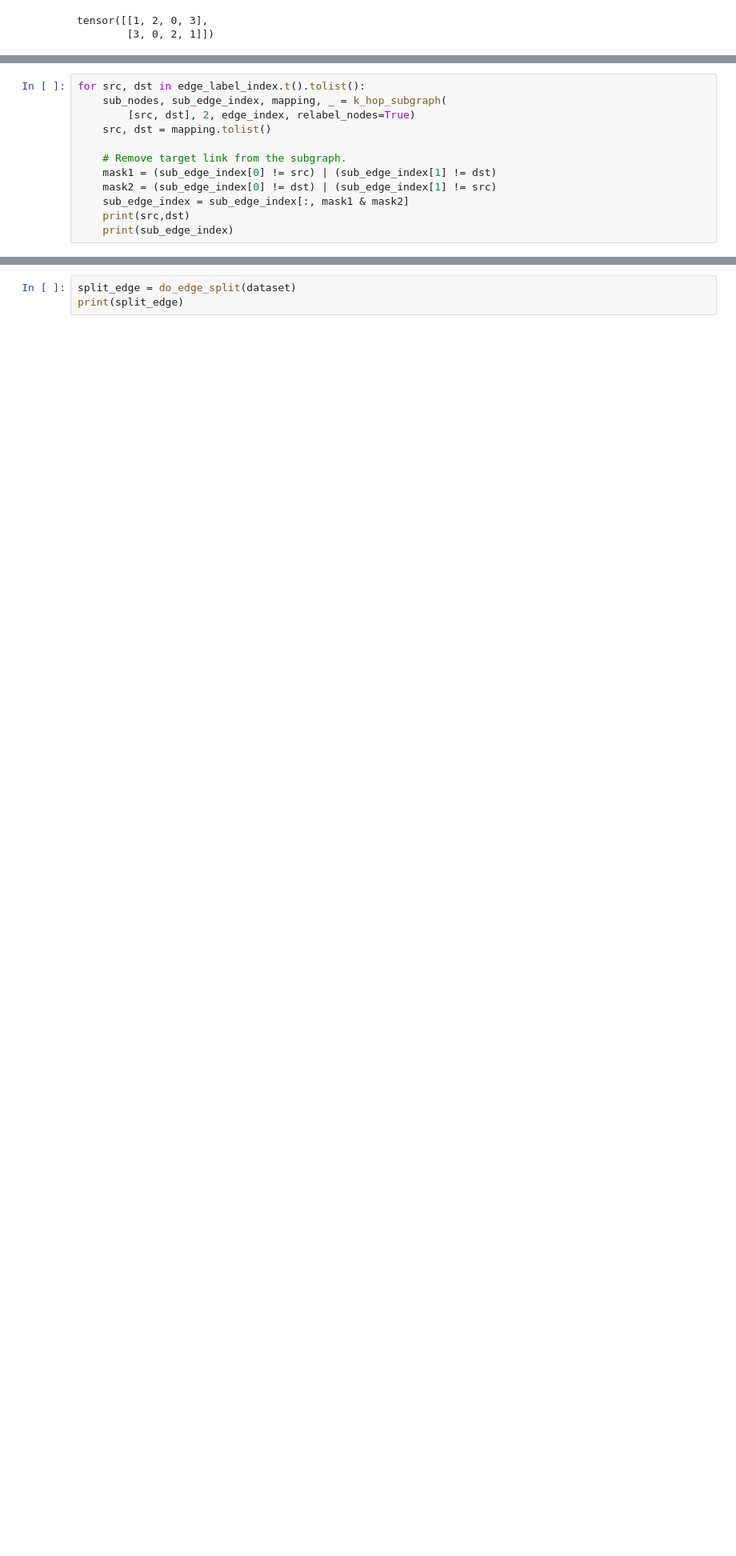
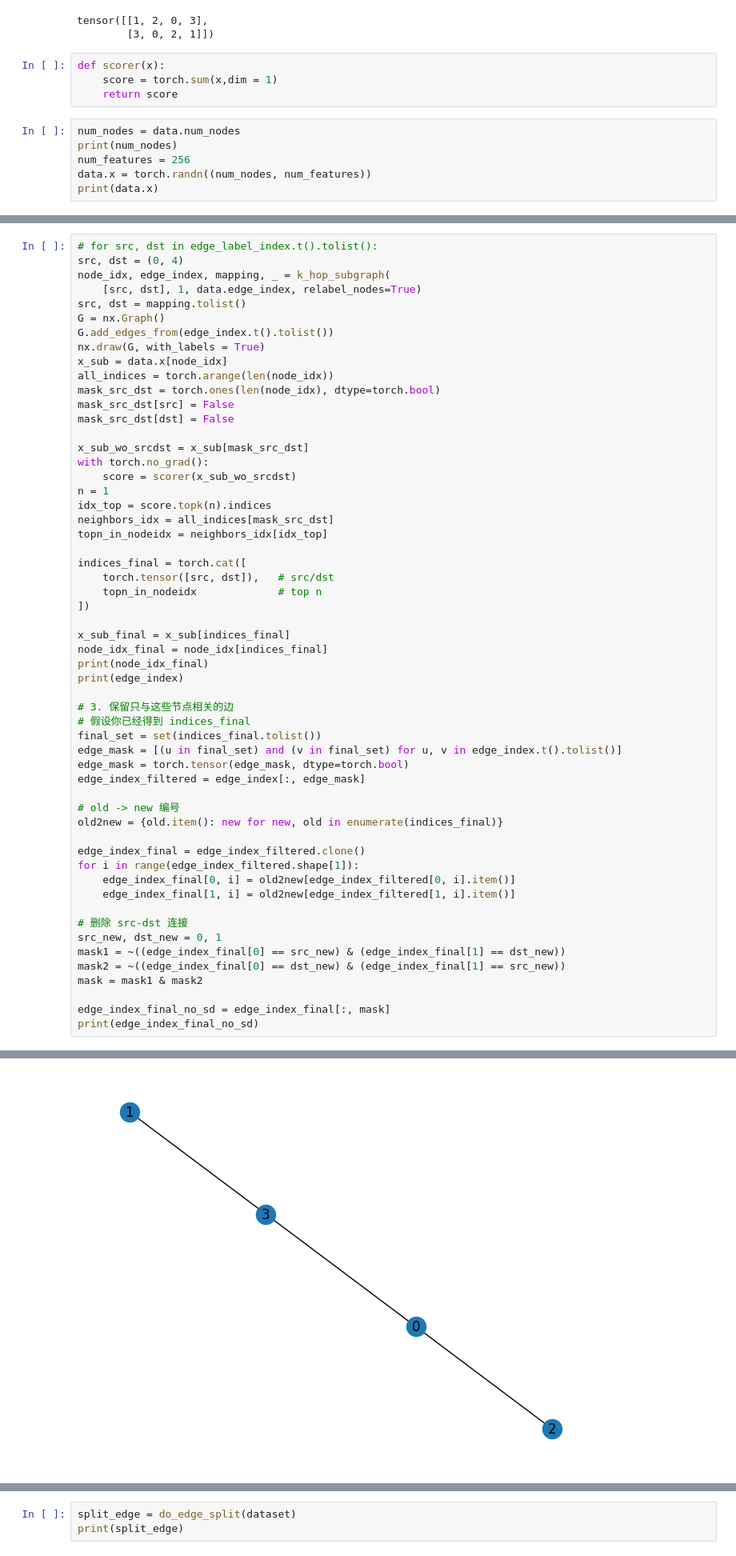
Before and after one commit to aqwddda/SEAL-, a Jupyter notebook: test.ipynb, the cells around one changed output, grey strips where cells are left out. Shown at 80% size. Drawn from its saved outputs; the diff is of its cells as text; blank space fills up the shorter version.

```diff
--- a/test.ipynb
+++ b/test.ipynb
@@ -50,3 +50,13 @@ print(edge_label_index)
 # %% [output]
 tensor([[1, 2, 0, 3],
         [3, 0, 2, 1]])
+# %%
+def scorer(x):
+    score = torch.sum(x,dim = 1)
+    return score
+# %%
+num_nodes = data.num_nodes
+print(num_nodes)
+num_features = 256
+data.x = torch.randn((num_nodes, num_features))
+print(data.x)
@@ -53,13 +72,57 @@ tensor([[1, 2, 0, 3],
 # %%
-for src, dst in edge_label_index.t().tolist():
-    sub_nodes, sub_edge_index, mapping, _ = k_hop_subgraph(
-        [src, dst], 2, edge_index, relabel_nodes=True)
-    src, dst = mapping.tolist()
+# for src, dst in edge_label_index.t().tolist():
+src, dst = (0, 4)
+node_idx, edge_index, mapping, _ = k_hop_subgraph(
+    [src, dst], 1, data.edge_index, relabel_nodes=True)
+src, dst = mapping.tolist()
+G = nx.Graph()
+G.add_edges_from(edge_index.t().tolist())
+nx.draw(G, with_labels = True)
+x_sub = data.x[node_idx]
+all_indices = torch.arange(len(node_idx))
+mask_src_dst = torch.ones(len(node_idx), dtype=torch.bool)
+mask_src_dst[src] = False
+mask_src_dst[dst] = False
 
-    # Remove target link from the subgraph.
-    mask1 = (sub_edge_index[0] != src) | (sub_edge_index[1] != dst)
-    mask2 = (sub_edge_index[0] != dst) | (sub_edge_index[1] != src)
-    sub_edge_index = sub_edge_index[:, mask1 & mask2]
-    print(src,dst)
-    print(sub_edge_index)
+x_sub_wo_srcdst = x_sub[mask_src_dst]
+with torch.no_grad():
+    score = scorer(x_sub_wo_srcdst)
+n = 1
+idx_top = score.topk(n).indices
+neighbors_idx = all_indices[mask_src_dst]
+topn_in_nodeidx = neighbors_idx[idx_top]
+
+indices_final = torch.cat([
+    torch.tensor([src, dst]),   # src/dst
+    topn_in_nodeidx             # top n
+])
+
+x_sub_final = x_sub[indices_final]
+node_idx_final = node_idx[indices_final]
+print(node_idx_final)
+print(edge_index)
+
+# 3. 保留只与这些节点相关的边
+# 假设你已经得到 indices_final
+final_set = set(indices_final.tolist())
+edge_mask = [(u in final_set) and (v in final_set) for u, v in edge_index.t().tolist()]
+edge_mask = torch.tensor(edge_mask, dtype=torch.bool)
+edge_index_filtered = edge_index[:, edge_mask]
+
+# old -> new 编号
+old2new = {old.item(): new for new, old in enumerate(indices_final)}
+
+edge_index_final = edge_index_filtered.clone()
+for i in range(edge_index_filtered.shape[1]):
+    edge_index_final[0, i] = old2new[edge_index_filtered[0, i].item()]
+    edge_index_final[1, i] = old2new[edge_index_filtered[1, i].item()]
+
+# 删除 src-dst 连接
+src_new, dst_new = 0, 1
+mask1 = ~((edge_index_final[0] == src_new) & (edge_index_final[1] == dst_new))
+mask2 = ~((edge_index_final[0] == dst_new) & (edge_index_final[1] == src_new))
+mask = mask1 & mask2
+
+edge_index_final_no_sd = edge_index_final[:, mask]
+print(edge_index_final_no_sd)
 # %% [output]
@@ -78,3 +134,4 @@ tensor([[0, 0, 1, 1, 2, 2, 2, 3, 4, 4, 5, 5, 6, 6, 7, 7],
+[figure, added]
 # %%
 sun_edge_index = torch.tensor([[0, 0, 1, 1, 2, 2, 2, 3, 4, 4, 5, 5, 6, 6, 7, 7],
         [2, 4, 4, 5, 0, 5, 6, 7, 0, 1, 1, 2, 2, 7, 3, 6]])
```
Also changed, not shown: parts of 4 cells of this notebook, 3 other files.
